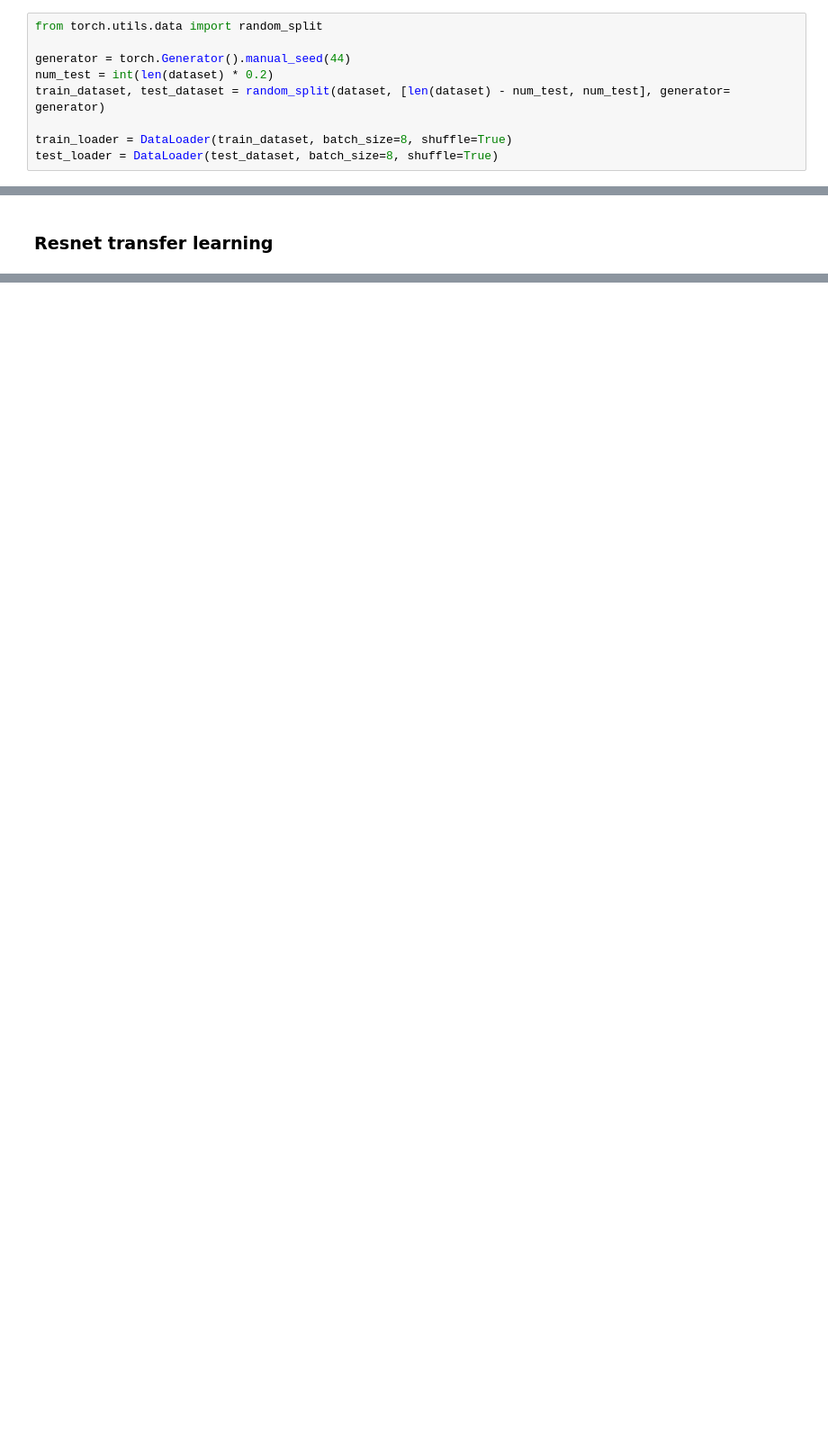
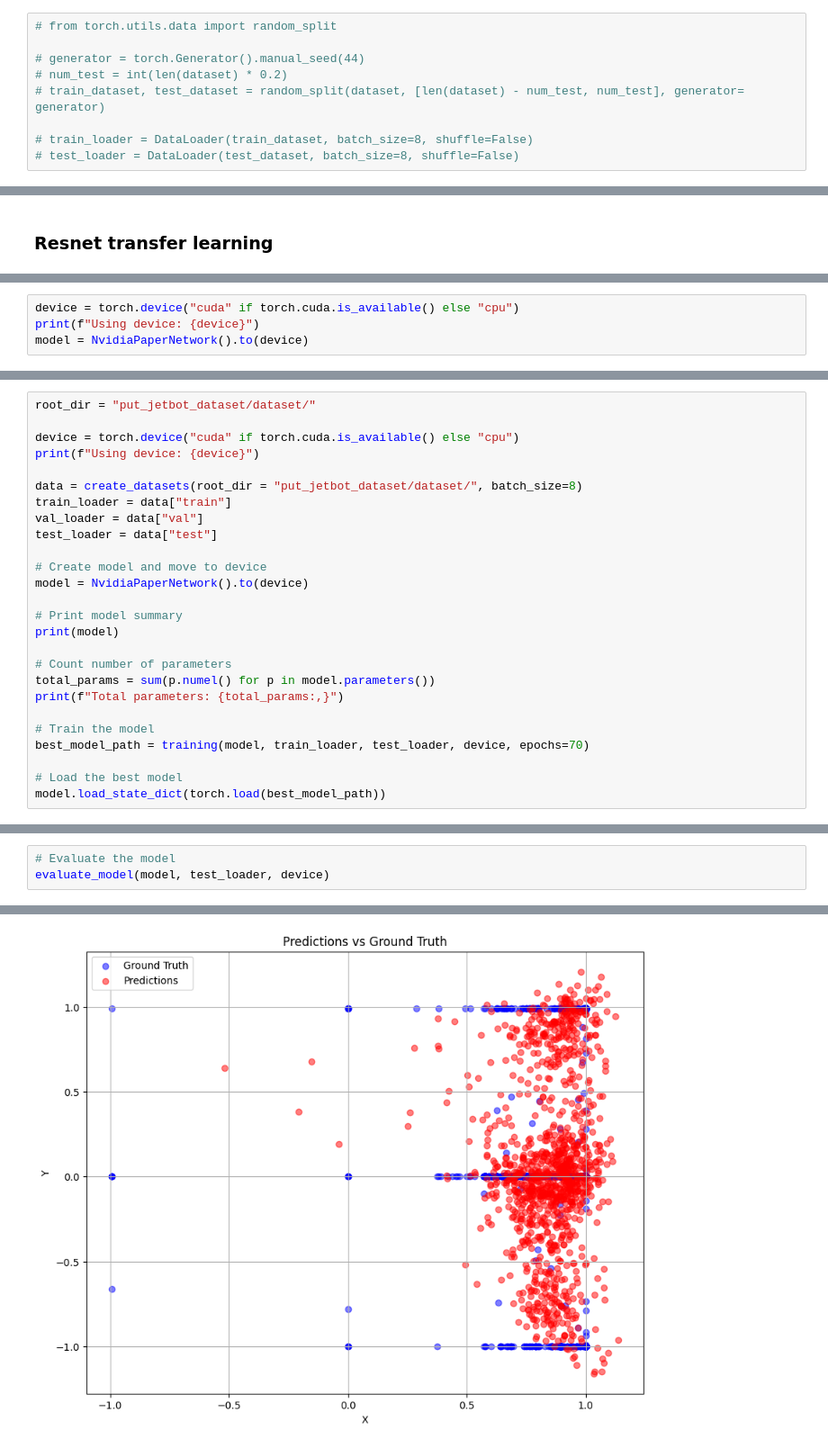
Before and after one commit to Bialkasss/JetBot_self-driving, a Jupyter notebook: jetbot.ipynb, the cells around one changed output, grey strips where cells are left out. Shown: that part at 90% size. Drawn from its saved outputs; the diff is of its cells as text; blank space fills up the shorter version.

Commit message:
Working model, exporting to ONNX

```diff
--- a/jetbot.ipynb
+++ b/jetbot.ipynb
@@ -68,11 +218,11 @@ dataset = JetBotDataset(root_dir, transform=transform)
 # %% [markdown]
 ### Divide to train and test
 # %%
-from torch.utils.data import random_split
+# from torch.utils.data import random_split
 
-generator = torch.Generator().manual_seed(44)
-num_test = int(len(dataset) * 0.2)
-train_dataset, test_dataset = random_split(dataset, [len(dataset) - num_test, num_test], generator= generator)
+# generator = torch.Generator().manual_seed(44)
+# num_test = int(len(dataset) * 0.2)
+# train_dataset, test_dataset = random_split(dataset, [len(dataset) - num_test, num_test], generator= generator)
 
-train_loader = DataLoader(train_dataset, batch_size=8, shuffle=True)
-test_loader = DataLoader(test_dataset, batch_size=8, shuffle=True)
+# train_loader = DataLoader(train_dataset, batch_size=8, shuffle=False)
+# test_loader = DataLoader(test_dataset, batch_size=8, shuffle=False)
@@ -151,0 +382,4 @@ KeyboardInterrupt:
+# %%
+device = torch.device("cuda" if torch.cuda.is_available() else "cpu")
+print(f"Using device: {device}")
+model = NvidiaPaperNetwork().to(device)
@@ -151,0 +555,26 @@ KeyboardInterrupt:
+# %%
+root_dir = "put_jetbot_dataset/dataset/"
+
+device = torch.device("cuda" if torch.cuda.is_available() else "cpu")
+print(f"Using device: {device}")
+
+data = create_datasets(root_dir = "put_jetbot_dataset/dataset/", batch_size=8)
+train_loader = data["train"]
+val_loader = data["val"]
+test_loader = data["test"]
+
+# Create model and move to device
+model = NvidiaPaperNetwork().to(device)
+
+# Print model summary
+print(model)
+
+# Count number of parameters
+total_params = sum(p.numel() for p in model.parameters())
+print(f"Total parameters: {total_params:,}")
+
+# Train the model
+best_model_path = training(model, train_loader, test_loader, device, epochs=70)
+
+# Load the best model
+model.load_state_dict(torch.load(best_model_path))
@@ -151,0 +619,4 @@ KeyboardInterrupt:
+# %%
+# Evaluate the model
+evaluate_model(model, test_loader, device)
+# %% [output]
@@ -151,0 +625 @@ KeyboardInterrupt:
+[figure, added]
```
Also changed, not shown: parts of 23 cells of this notebook, 1 other file.
